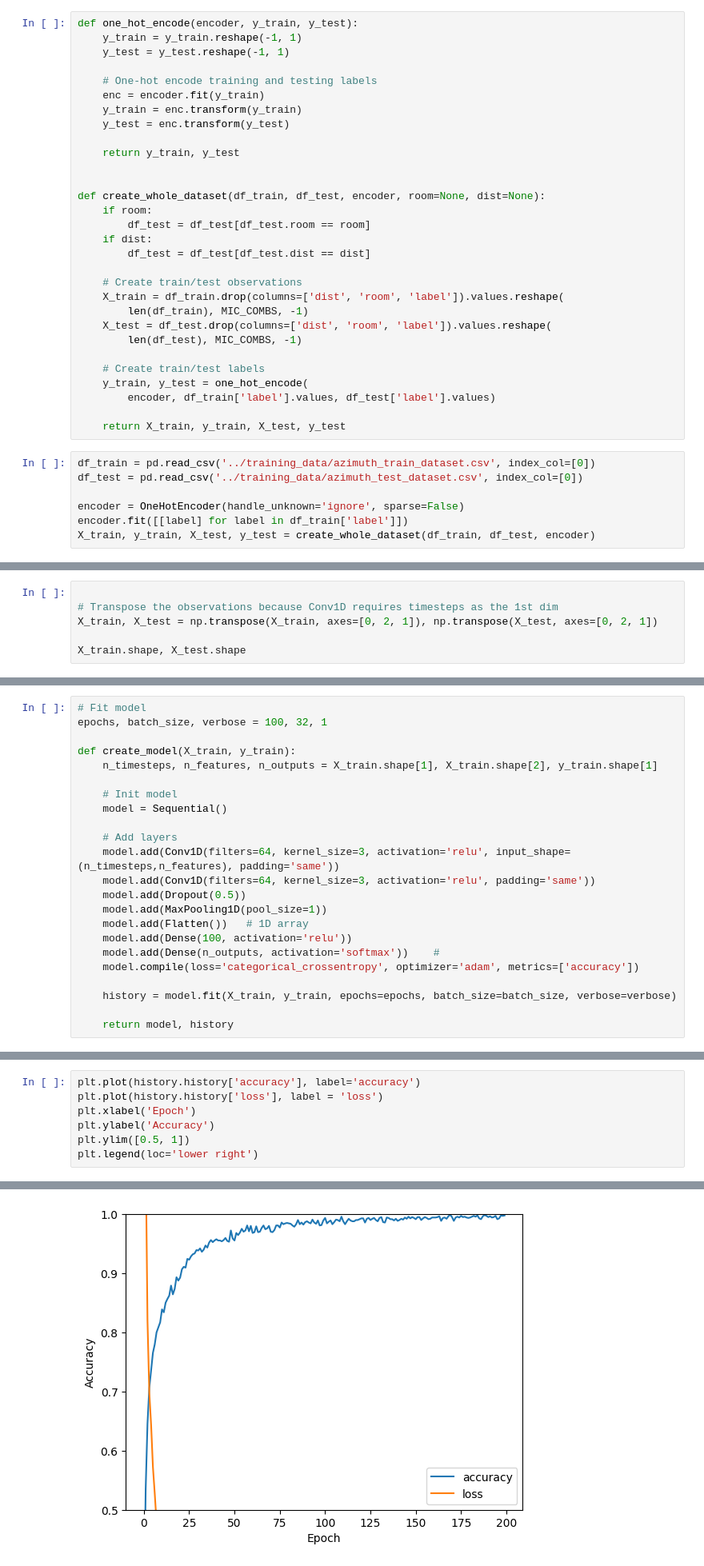
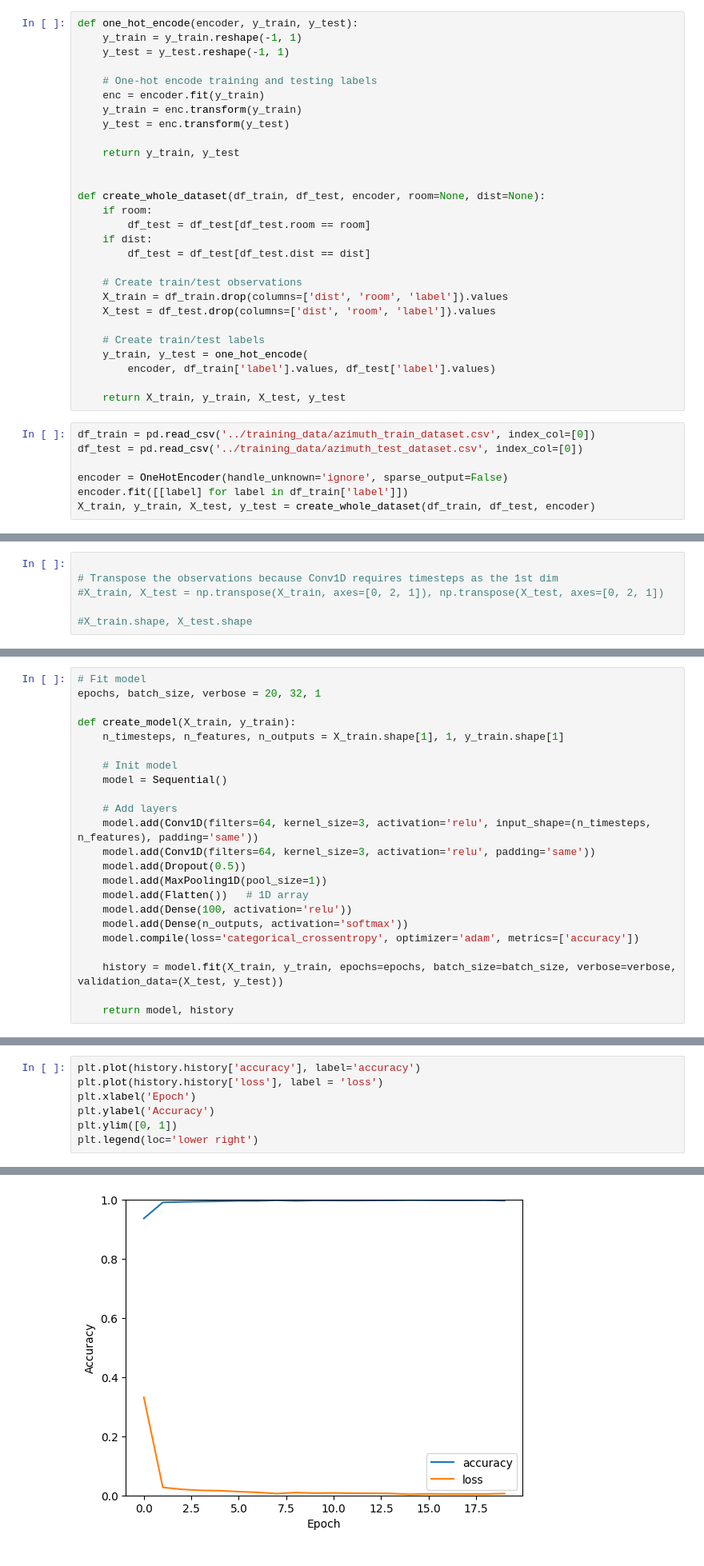
Before and after one commit to AlexandraPosta/sound-localization, a Jupyter notebook: notebooks/DoaCNN.ipynb, the cells around one changed output, grey strips where cells are left out. Shown at 80% size. Saved outputs shown, nothing was run; the diff lists cells and outputs as text.

```diff
--- a/notebooks/DoaCNN.ipynb
+++ b/notebooks/DoaCNN.ipynb
@@ -109,10 +108,8 @@ def create_whole_dataset(df_train, df_test, encoder, room=None, dist=None):
         df_test = df_test[df_test.dist == dist]
 
     # Create train/test observations
-    X_train = df_train.drop(columns=['dist', 'room', 'label']).values.reshape(
-        len(df_train), MIC_COMBS, -1)
-    X_test = df_test.drop(columns=['dist', 'room', 'label']).values.reshape(
-        len(df_test), MIC_COMBS, -1)
+    X_train = df_train.drop(columns=['dist', 'room', 'label']).values
+    X_test = df_test.drop(columns=['dist', 'room', 'label']).values
 
     # Create train/test labels
     y_train, y_test = one_hot_encode(
@@ -123,6 +120,6 @@ def create_whole_dataset(df_train, df_test, encoder, room=None, dist=None):
 df_train = pd.read_csv('../training_data/azimuth_train_dataset.csv', index_col=[0])
 df_test = pd.read_csv('../training_data/azimuth_test_dataset.csv', index_col=[0])
 
-encoder = OneHotEncoder(handle_unknown='ignore', sparse=False)
+encoder = OneHotEncoder(handle_unknown='ignore', sparse_output=False)
 encoder.fit([[label] for label in df_train['label']])
 X_train, y_train, X_test, y_test = create_whole_dataset(df_train, df_test, encoder)
@@ -135,6 +133,6 @@ X_train.shape, y_train.shape, X_test.shape, y_test.shape
 # %%
 
 # Transpose the observations because Conv1D requires timesteps as the 1st dim
-X_train, X_test = np.transpose(X_train, axes=[0, 2, 1]), np.transpose(X_test, axes=[0, 2, 1])
+#X_train, X_test = np.transpose(X_train, axes=[0, 2, 1]), np.transpose(X_test, axes=[0, 2, 1])
 
-X_train.shape, X_test.shape
+#X_train.shape, X_test.shape
@@ -143,24 +159,24 @@ X_train.shape, X_test.shape
 # %%
 # Fit model
-epochs, batch_size, verbose = 100, 32, 1
+epochs, batch_size, verbose = 20, 32, 1
 
 def create_model(X_train, y_train):
-    n_timesteps, n_features, n_outputs = X_train.shape[1], X_train.shape[2], y_train.shape[1]
+    n_timesteps, n_features, n_outputs = X_train.shape[1], 1, y_train.shape[1]
 
     # Init model
     model = Sequential()
 
     # Add layers
-    model.add(Conv1D(filters=64, kernel_size=3, activation='relu', input_shape=(n_timesteps,n_features), padding='same'))
+    model.add(Conv1D(filters=64, kernel_size=3, activation='relu', input_shape=(n_timesteps, n_features), padding='same'))
     model.add(Conv1D(filters=64, kernel_size=3, activation='relu', padding='same'))
     model.add(Dropout(0.5))
     model.add(MaxPooling1D(pool_size=1))
     model.add(Flatten())   # 1D array
     model.add(Dense(100, activation='relu'))
-    model.add(Dense(n_outputs, activation='softmax'))    #
+    model.add(Dense(n_outputs, activation='softmax'))
     model.compile(loss='categorical_crossentropy', optimizer='adam', metrics=['accuracy'])
 
-    history = model.fit(X_train, y_train, epochs=epochs, batch_size=batch_size, verbose=verbose)
+    history = model.fit(X_train, y_train, epochs=epochs, batch_size=batch_size, verbose=verbose, validation_data=(X_test, y_test))
 
     return model, history
 # %%
@@ -207,12 +223,12 @@ _________________________________________________________________
 # %%
 plt.plot(history.history['accuracy'], label='accuracy')
 plt.plot(history.history['loss'], label = 'loss')
 plt.xlabel('Epoch')
 plt.ylabel('Accuracy')
-plt.ylim([0.5, 1])
+plt.ylim([0, 1])
 plt.legend(loc='lower right')
 # %% [output]
 <matplotlib.legend.Legend at 0x...>
-[figure, old version]
+[figure, new version]
 # %%
 # Test model
```
Also changed, not shown: parts of 10 cells of this notebook, 4 other files.
